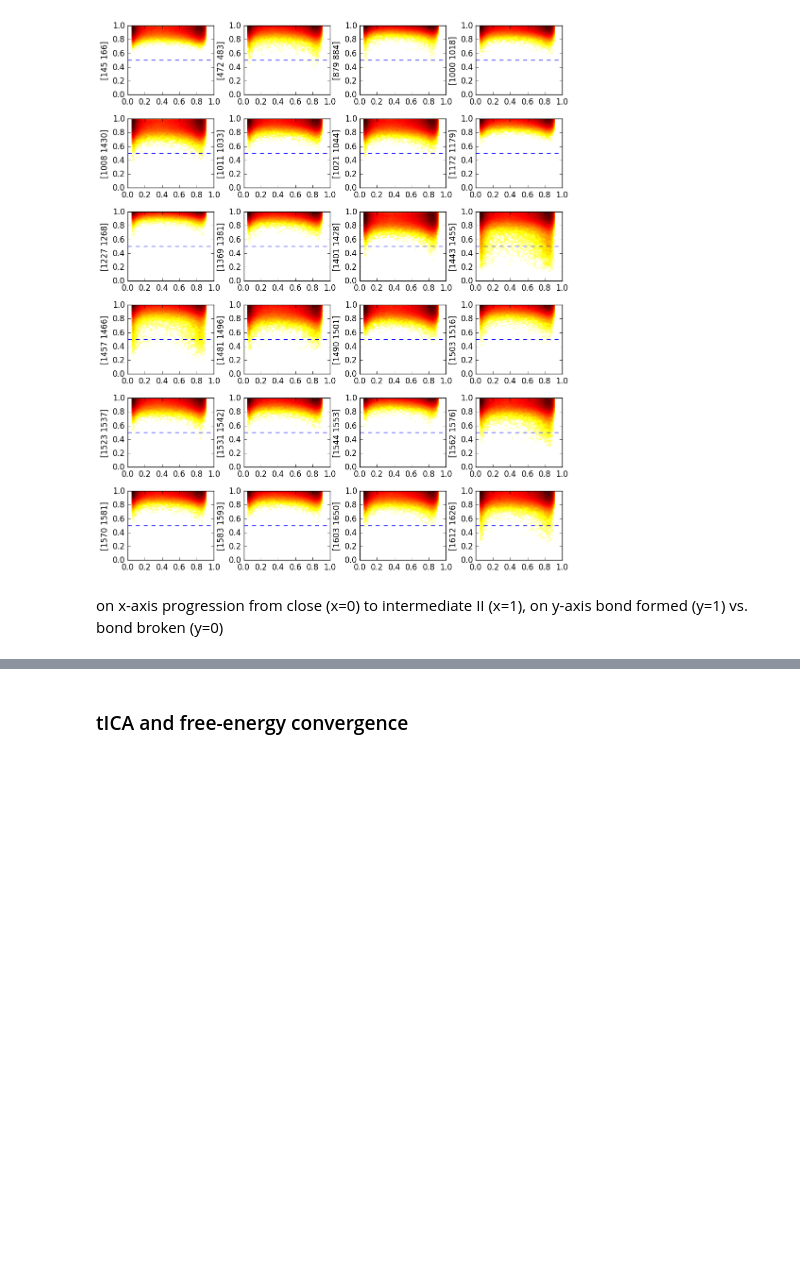
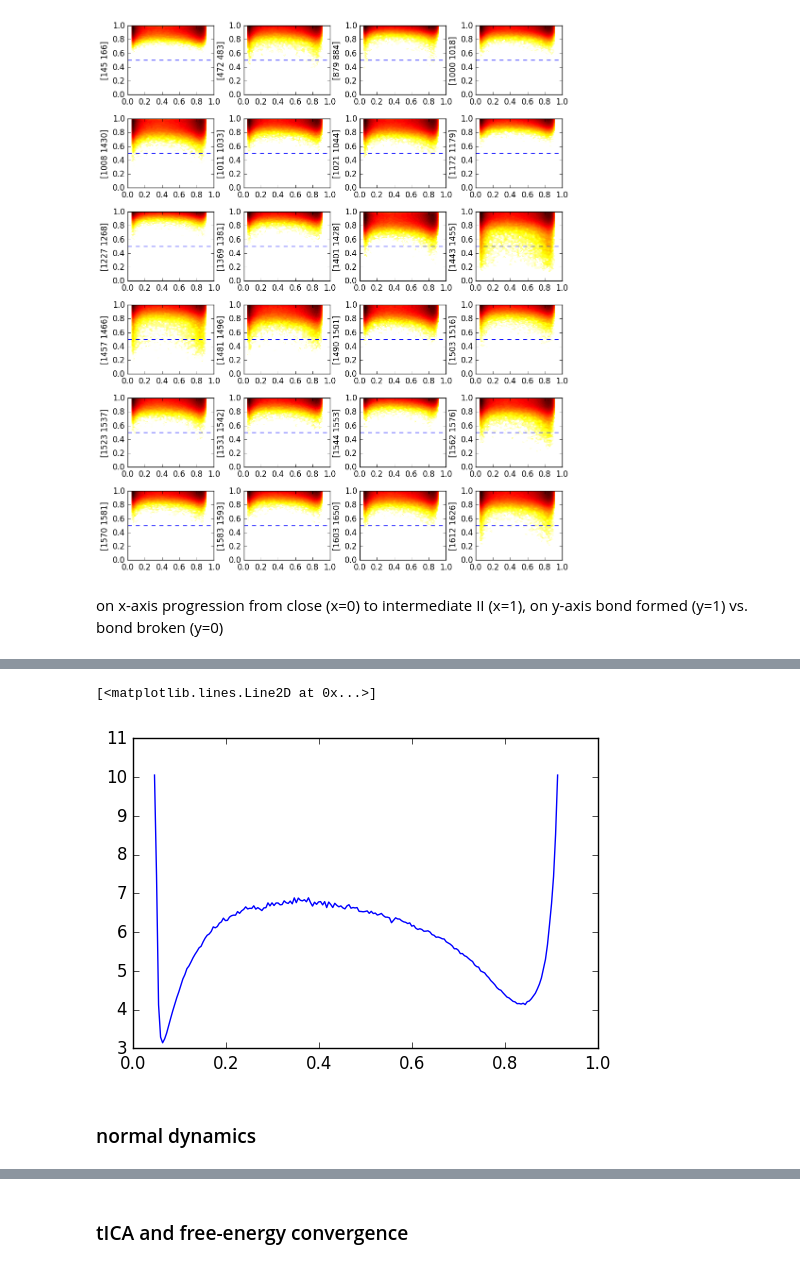
Before and after one commit to dprovasi/testsystems, a Jupyter notebook: Simulation_analysis_bondsDefined.ipynb, the cells around one changed output, grey strips where cells are left out. Saved outputs shown, nothing was run; the diff lists cells and outputs as text; code cells hidden in the pictures; blank space fills up the shorter version.

Commit message:
additional (useless) normal dynamics analysis

```diff
--- a/Simulation_analysis_bondsDefined.ipynb
+++ b/Simulation_analysis_bondsDefined.ipynb
@@ -183,0 +189,11 @@ ax.axhline(y=.5, xmin=0, xmax=1, linewidth=1, color='b', linestyle='dashed' )
+# %%
+his,bins=numpy.histogram(data2_stack[:,0],bins=200)
+#plt.hist(h1[0],bins=h1[1])
+width = np.diff(bins)
+center = (bins[:-1] + bins[1:]) / 2
+plt.plot(center, -np.log(1.*his/np.sum(his)))
+# %% [output]
+[<matplotlib.lines.Line2D at 0x...>]
+[figure, added]
+# %% [markdown]
+### normal dynamics
```
Also changed, not shown: parts of 14 cells of this notebook.
